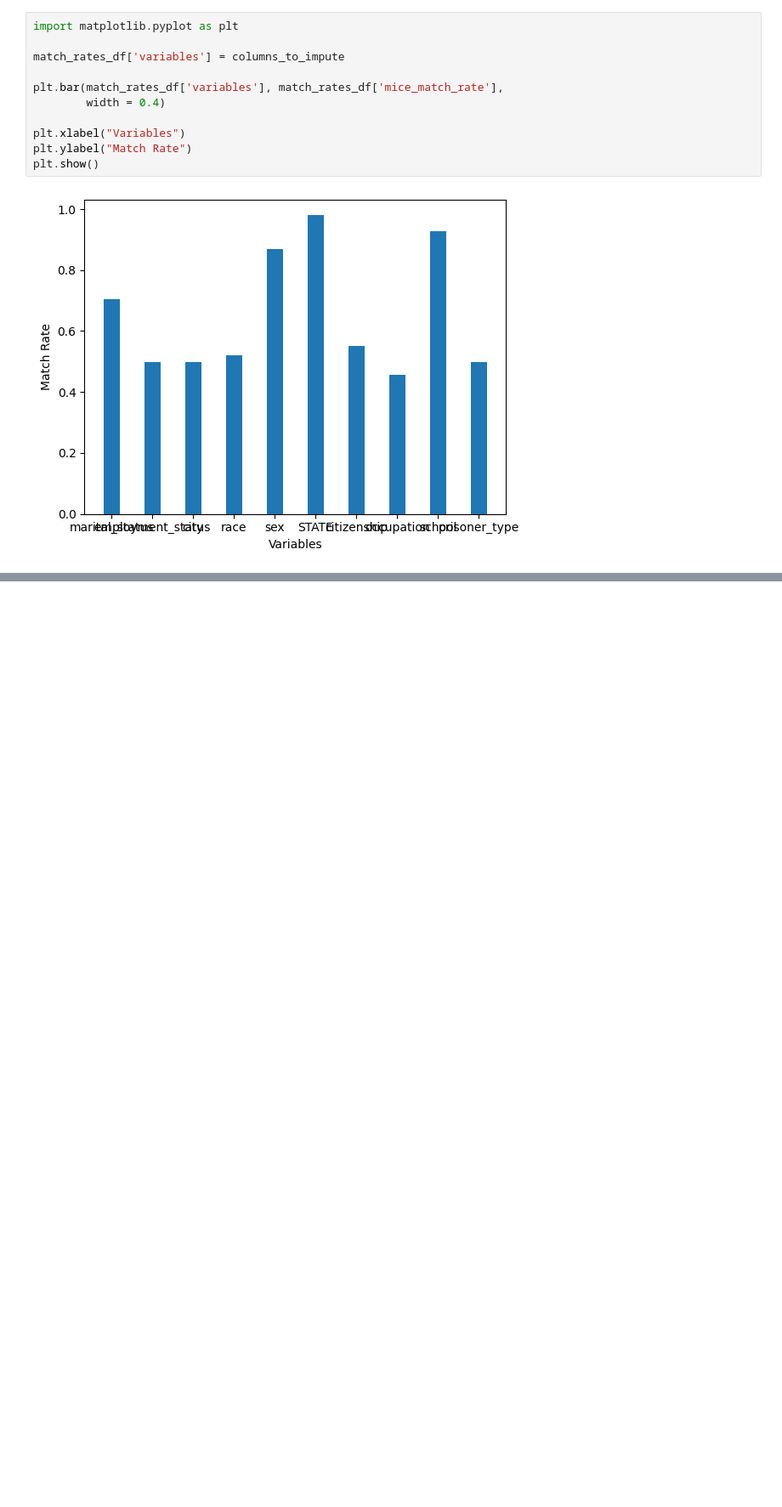
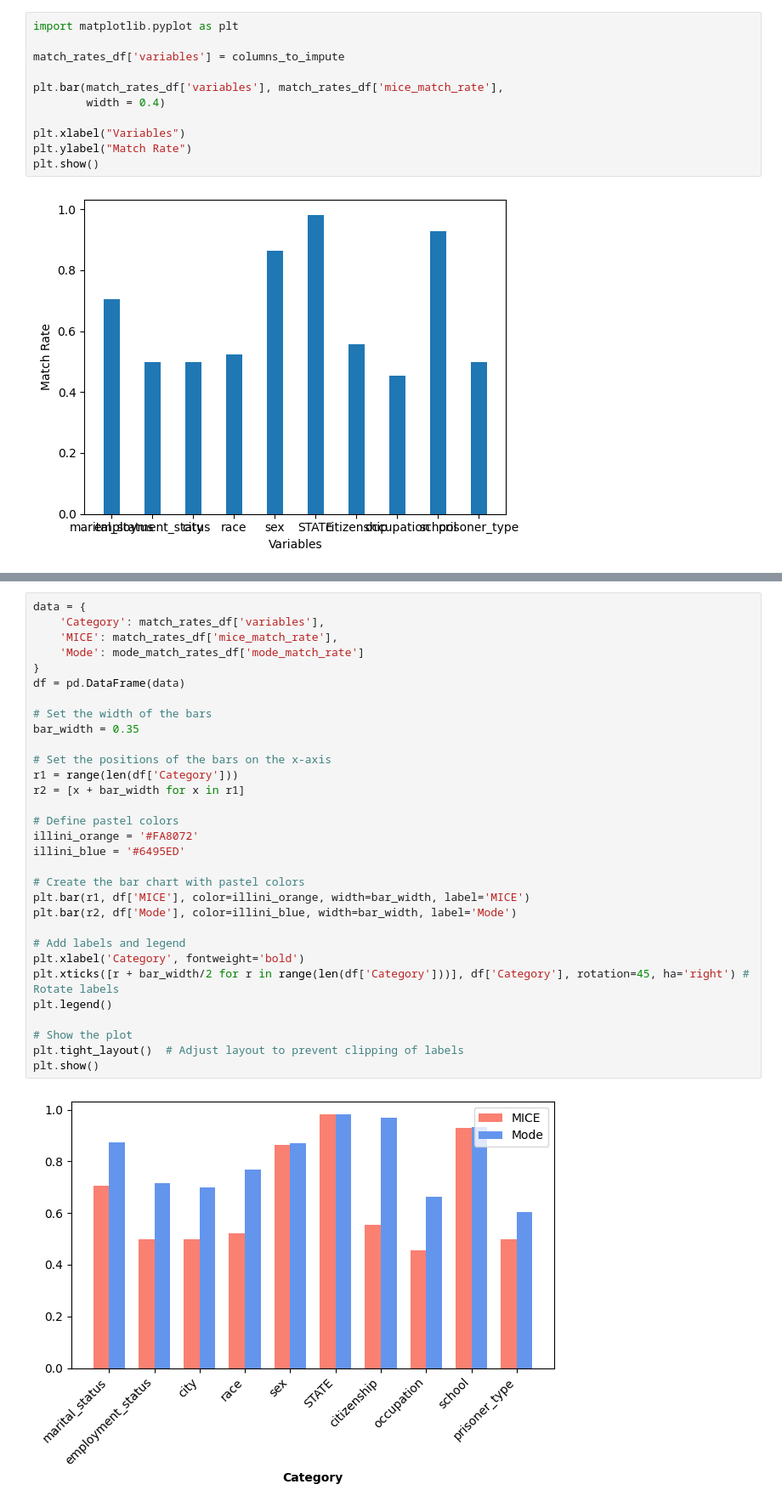
Before and after one commit to UIUC-DSC/Members-Only, a Jupyter notebook: mice_validation.ipynb, the cells around one changed output, grey strips where cells are left out. Shown: that part at 85% size. Saved outputs shown, nothing was run; the diff lists cells and outputs as text; blank space fills up the shorter version.

Commit message:
new visual

```diff
--- a/mice_validation.ipynb
+++ b/mice_validation.ipynb
@@ -426,0 +427,33 @@ plt.show()
+# %%
+data = {
+    'Category': match_rates_df['variables'],
+    'MICE': match_rates_df['mice_match_rate'],
+    'Mode': mode_match_rates_df['mode_match_rate']
+}
+df = pd.DataFrame(data)
+
+# Set the width of the bars
+bar_width = 0.35
+
+# Set the positions of the bars on the x-axis
+r1 = range(len(df['Category']))
+r2 = [x + bar_width for x in r1]
+
+# Define pastel colors
+illini_orange = '#FA8072'
+illini_blue = '#6495ED'
+
+# Create the bar chart with pastel colors
+plt.bar(r1, df['MICE'], color=illini_orange, width=bar_width, label='MICE')
+plt.bar(r2, df['Mode'], color=illini_blue, width=bar_width, label='Mode')
+
+# Add labels and legend
+plt.xlabel('Category', fontweight='bold')
+plt.xticks([r + bar_width/2 for r in range(len(df['Category']))], df['Category'], rotation=45, ha='right') # Rotate labels
+plt.legend()
+
+# Show the plot
+plt.tight_layout()  # Adjust layout to prevent clipping of labels
+plt.show()
+# %% [output]
+[figure, added]
```
Also changed, not shown: parts of 6 cells of this notebook.
